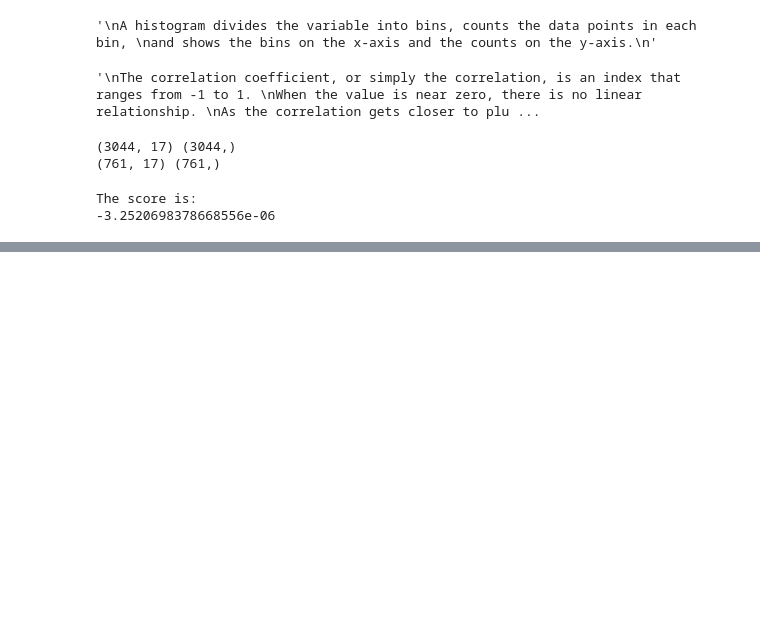
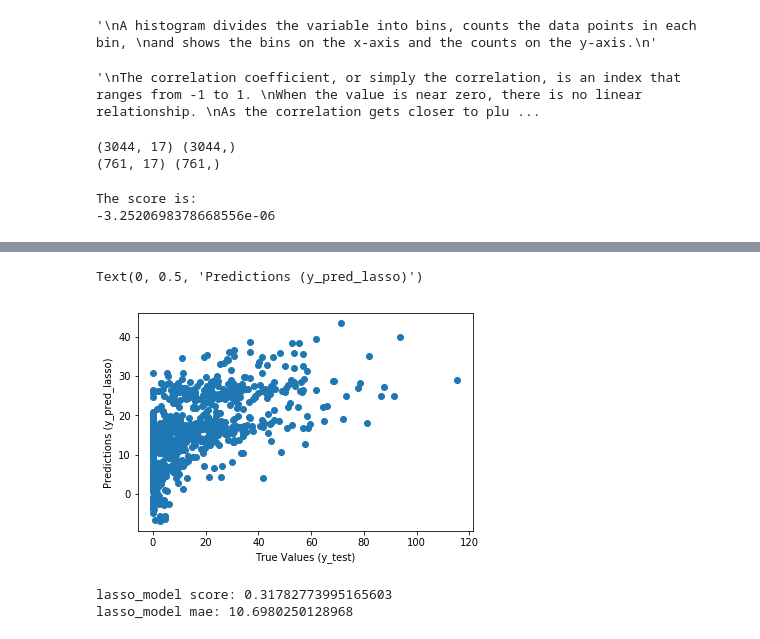
Before and after one commit to tonyman316/Become_a_Top_Airbnb_Earner, a Jupyter notebook: seattle_airbnb_top_earner.ipynb, the cells around one changed output, grey strips where cells are left out. Drawn from its saved outputs; the diff is of its cells as text; code cells hidden in the pictures; blank space fills up the shorter version.

```diff
--- a/seattle_airbnb_top_earner.ipynb
+++ b/seattle_airbnb_top_earner.ipynb
@@ -345,0 +373,21 @@ Cross-Predicted Accuracy: -0.05019972478715129
+# %%
+# Lasso Regression
+lasso_model = linear_model.Lasso(alpha=0.1, copy_X=True, fit_intercept=True, max_iter=1000,
+   normalize=False, positive=False, precompute=False, random_state=None,
+   selection='cyclic', tol=0.0001, warm_start=False)
+
+lasso_model.fit(X_train, y_train)
+y_pred_lasso = lasso_model.predict(X_test)
+
+plt.scatter(y_test, y_pred_lasso)
+plt.xlabel("True Values (y_test)")
+plt.ylabel("Predictions (y_pred_lasso)")
+# %% [output]
+Text(0, 0.5, 'Predictions (y_pred_lasso)')
+[figure, added]
+# %%
+print("lasso_model score:", lasso_model.score(X_test, y_test))
+print("lasso_model mae:", mean_absolute_error(y_pred_lasso, y_test))
+# %% [output]
+lasso_model score: 0.31782773995165603
+lasso_model mae: 10.6980250128968
```
Also changed, not shown: parts of 14 cells of this notebook.
